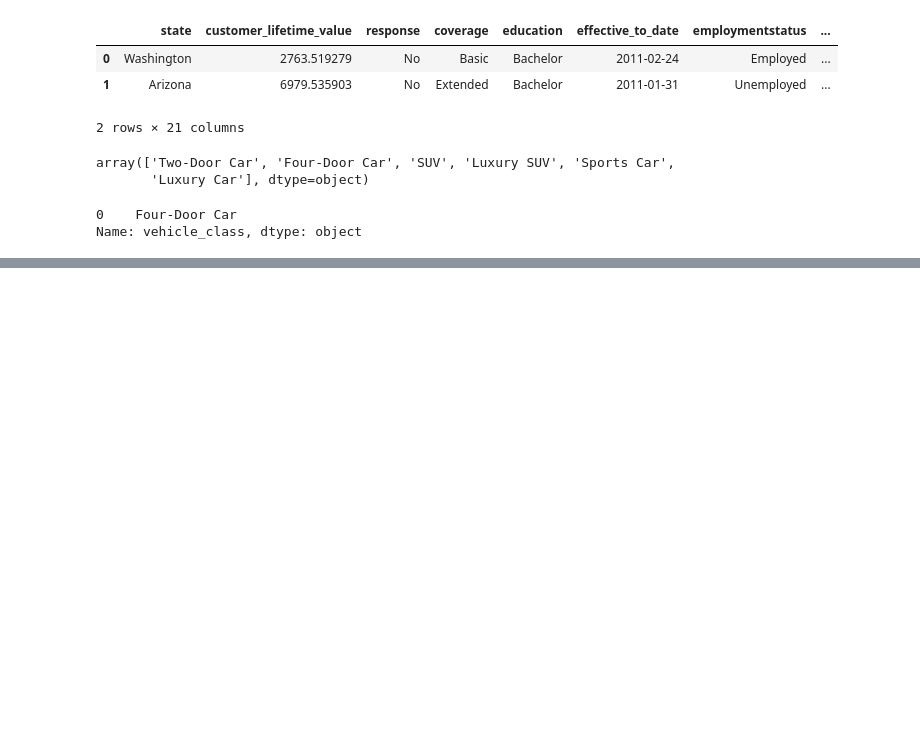
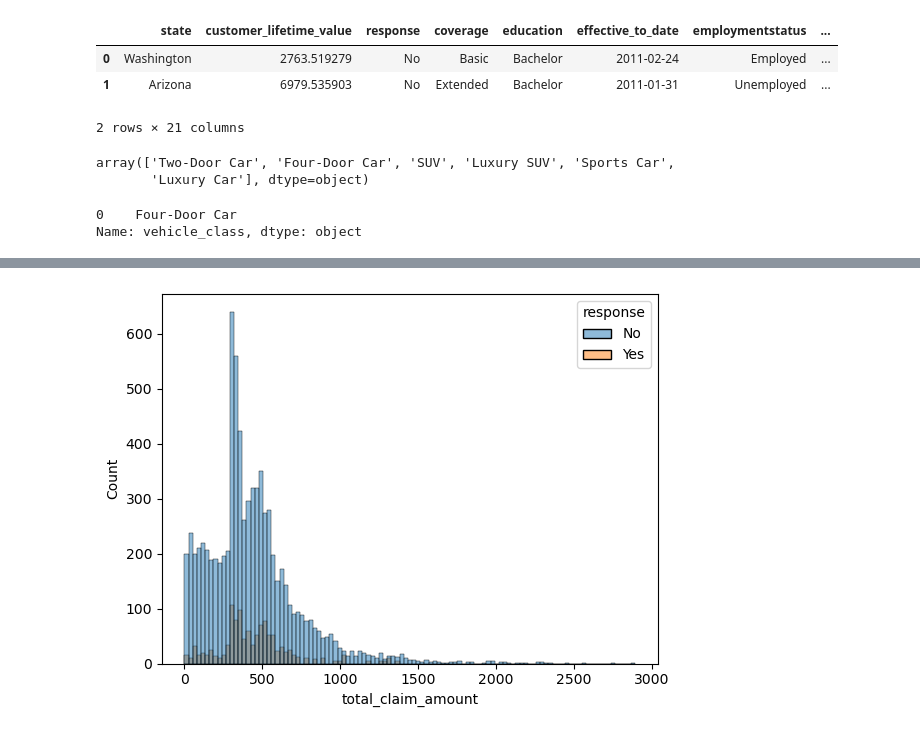
Before and after one commit to RenanGdC/lab-customer-analysis-round-3, a Jupyter notebook: LabCustomerAnalysisRound3.ipynb, the cells around one changed output, grey strips where cells are left out. Drawn from its saved outputs; the diff is of its cells as text; code cells hidden in the pictures; blank space fills up the shorter version.

```diff
--- a/LabCustomerAnalysisRound3.ipynb
+++ b/LabCustomerAnalysisRound3.ipynb
@@ -325,0 +314,5 @@ new.head()
+# %%
+sns.histplot(x='total_claim_amount', hue='response', data=data)
+plt.show()
+# %% [output]
+[figure, added]
```
Also changed, not shown: parts of 16 cells of this notebook.
